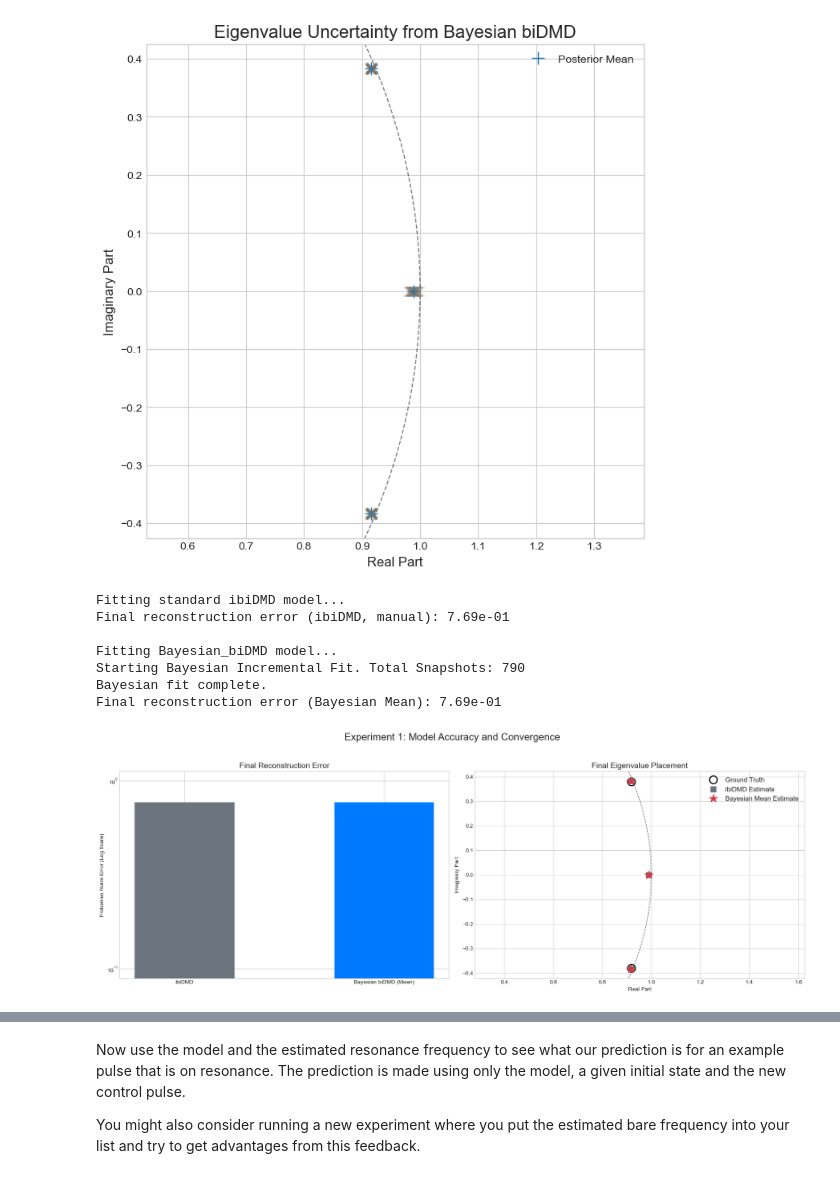
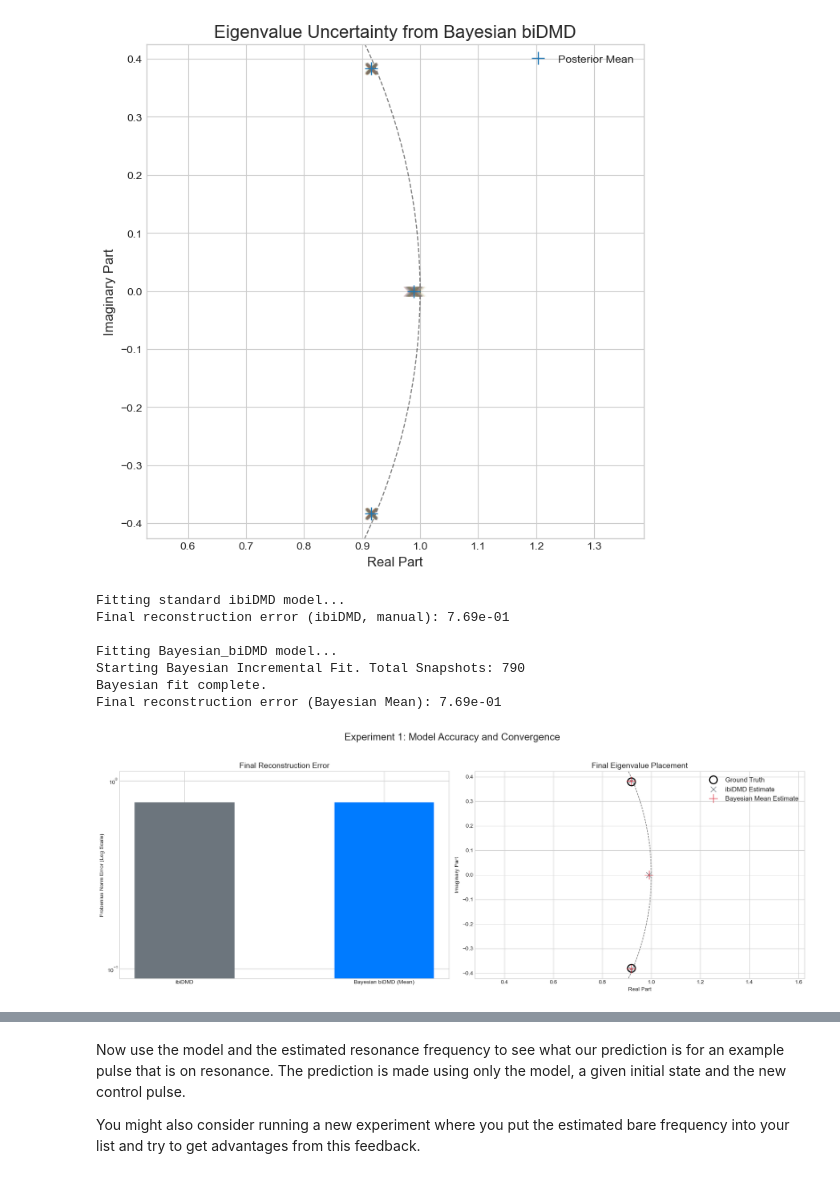
Before and after one commit to ImanGarsha/biDMD-for-quantum, a Jupyter notebook: Examples2.ipynb, the cells around one changed output, grey strips where cells are left out. Saved outputs shown, nothing was run; the diff lists cells and outputs as text; code cells hidden in the pictures.

```diff
--- a/Examples2.ipynb
+++ b/Examples2.ipynb
@@ -457,36 +474,36 @@ ax1.set_title('Final Reconstruction Error', fontsize=14)
 ax1.set_ylabel('Frobenius Norm Error (Log Scale)')
 ax1.tick_params(axis='y', which='both', labelleft=True)
 
 # Plot 2: Eigenvalue Comparison
 
 
 ax2.plot(np.real(true_eigs), np.imag(true_eigs), 'o', markerfacecolor='none',
          markeredgecolor='black', markersize=14, markeredgewidth=2, label='Ground Truth')
-ax2.plot(np.real(model_ibiDMD.eigs), np.imag(model_ibiDMD.eigs), 's', color='#6c757d',
+ax2.plot(np.real(model_ibiDMD.eigs), np.imag(model_ibiDMD.eigs), 'x', color='#6c757d',
          markersize=10, label='ibiDMD Estimate')
-ax2.plot(np.real(model_bayes.eigs), np.imag(model_bayes.eigs), '*', color='#dc3545',
+ax2.plot(np.real(model_bayes.eigs), np.imag(model_bayes.eigs), '+', color='#dc3545',
          markersize=16, label='Bayesian Mean Estimate')
 
 unit_circle = plt.Circle((0, 0), 1, color='k', fill=False, linestyle='--', alpha=0.6)
 ax2.add_artist(unit_circle)
 ax2.set_title('Final Eigenvalue Placement', fontsize=14)
 ax2.set_xlabel("Real Part")
 ax2.set_ylabel("Imaginary Part")
 ax2.axis('equal')
 ax2.legend(fontsize=12)
 ax2.grid(True)
 
 plt.tight_layout(rect=[0, 0.03, 1, 0.95])
 plt.show()
 # %% [output]
 Fitting standard ibiDMD model...
 Final reconstruction error (ibiDMD, manual): 7.69e-01
 
 Fitting Bayesian_biDMD model...
 Starting Bayesian Incremental Fit. Total Snapshots: 790
 Bayesian fit complete.
 Final reconstruction error (Bayesian Mean): 7.69e-01
-[figure, old version]
+[figure, new version]
 # %%
 
 
```
Also changed, not shown: parts of 31 cells of this notebook.
